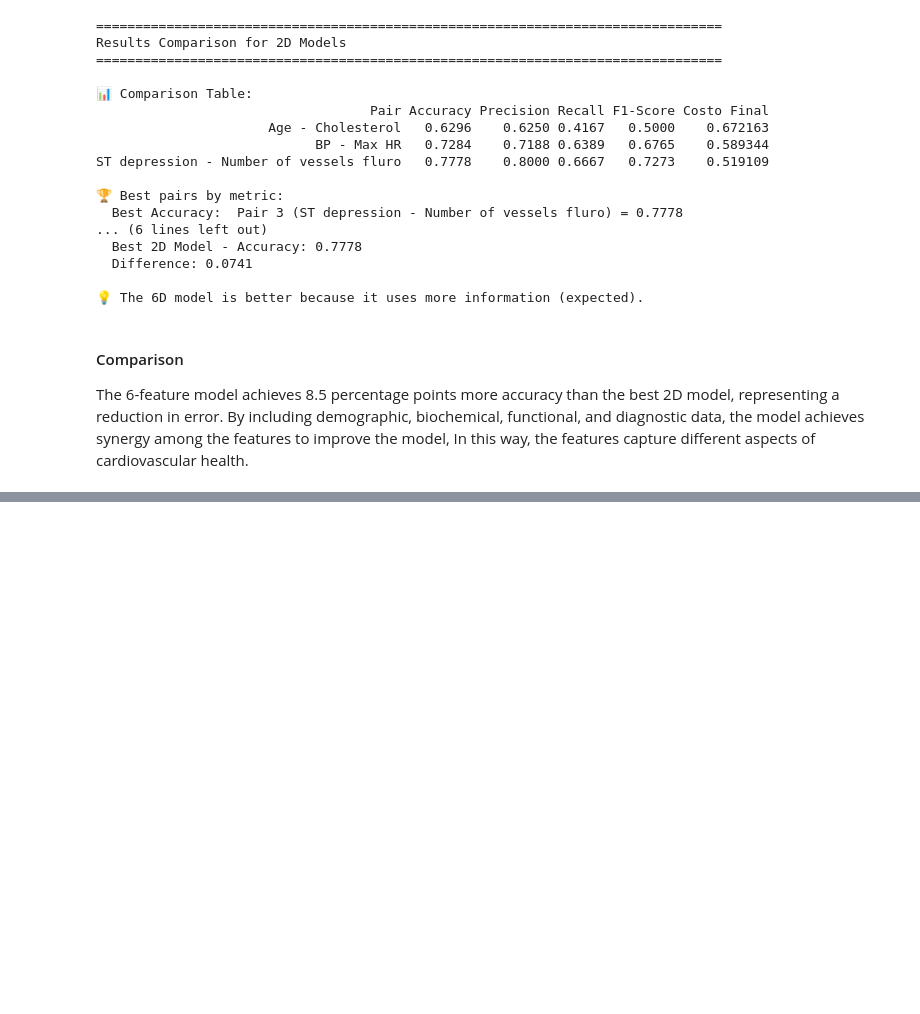
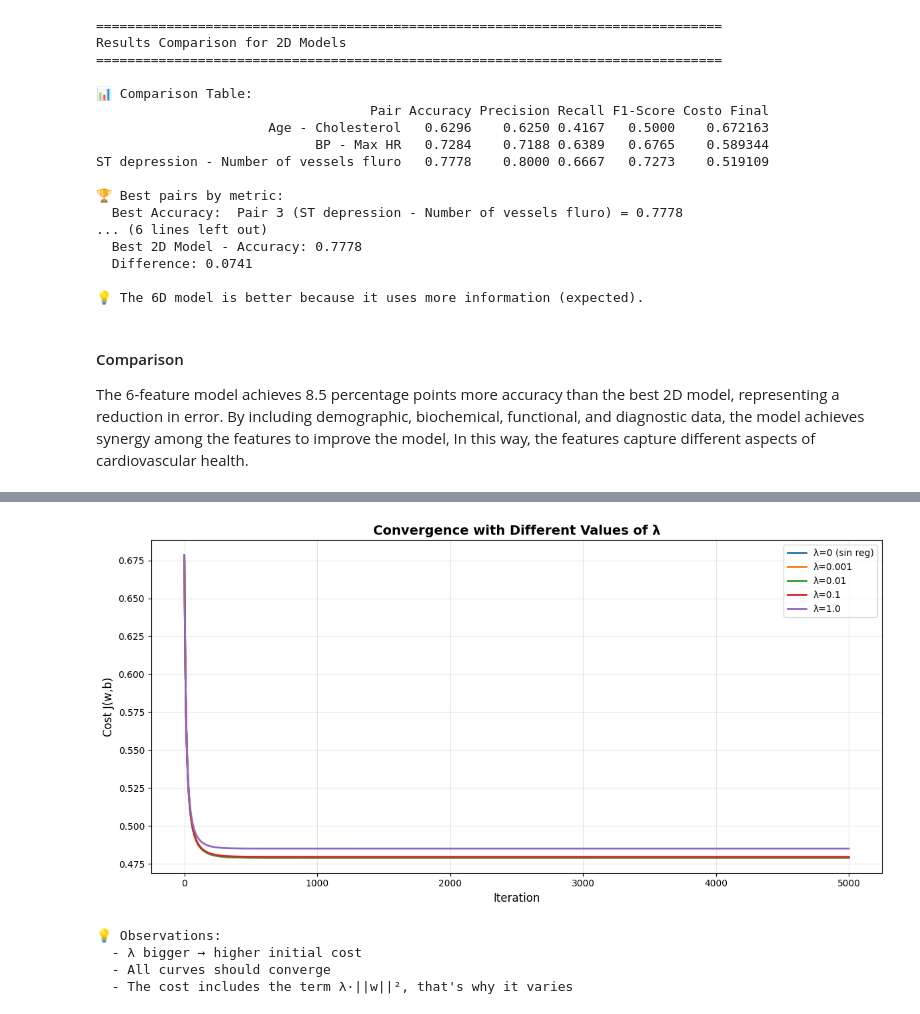
Before and after one commit to DASarria/logisticRegression-ai-infraestructure, a Jupyter notebook: Heart Disease Risk Prediction.ipynb, the cells around one changed output, grey strips where cells are left out. Drawn from its saved outputs; the diff is of its cells as text; code cells hidden in the pictures; blank space fills up the shorter version.

```diff
--- a/Heart Disease Risk Prediction.ipynb
+++ b/Heart Disease Risk Prediction.ipynb
@@ -1324,0 +1533,27 @@ The 6-feature model achieves 8.5 percentage points more accuracy than the best 2
+# %%
+plt.figure(figsize=(12, 6))
+
+for r in results_regularization:
+    lambda_ = r['lambda']
+    J_history = r['J_history']
+    label = f"λ={lambda_}" if lambda_ > 0 else "λ=0 (sin reg)"
+    plt.plot(J_history, label=label, linewidth=2)
+
+plt.xlabel('Iteration', fontsize=12)
+plt.ylabel('Cost J(w,b)', fontsize=12)
+plt.title('Convergence with Different Values of λ', fontsize=14, fontweight='bold')
+plt.legend(fontsize=10)
+plt.grid(True, alpha=0.3)
+plt.tight_layout()
+plt.show()
+
+print("\n💡 Observations:")
+print("  - λ bigger → higher initial cost")
+print("  - All curves should converge")
+print("  - The cost includes the term λ·||w||², that's why it varies")
+# %% [output]
+[figure, added]
+💡 Observations:
+  - λ bigger → higher initial cost
+  - All curves should converge
+  - The cost includes the term λ·||w||², that's why it varies
```
Also changed, not shown: parts of 8 cells of this notebook.
